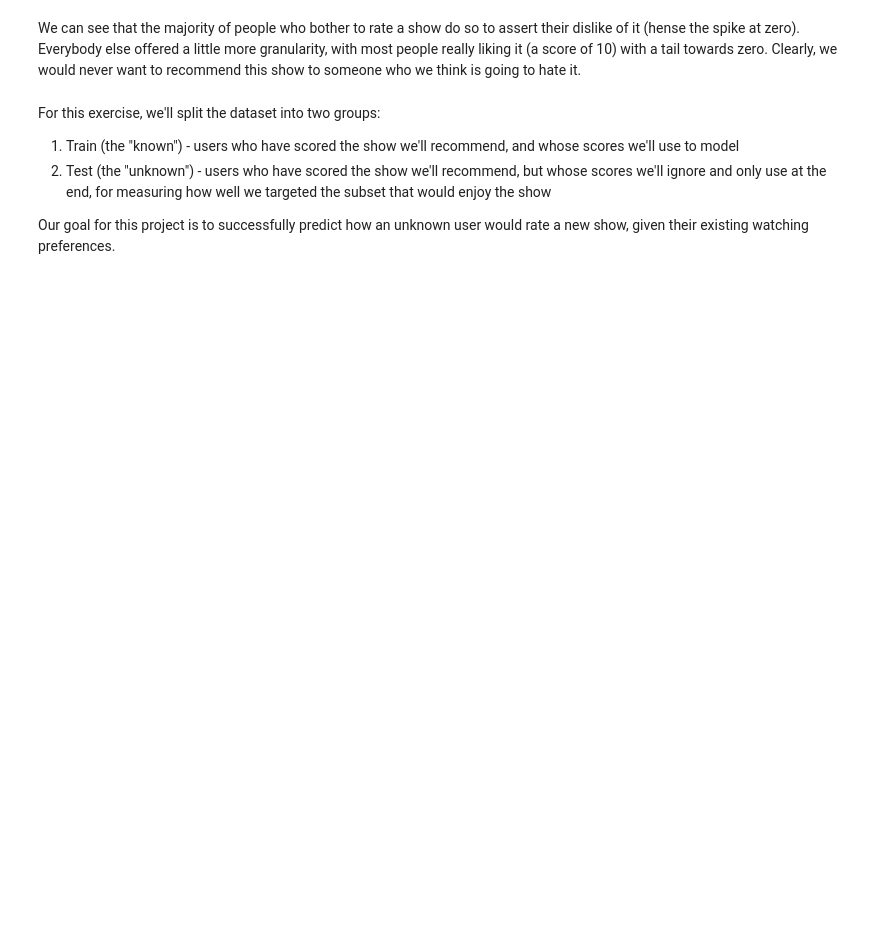
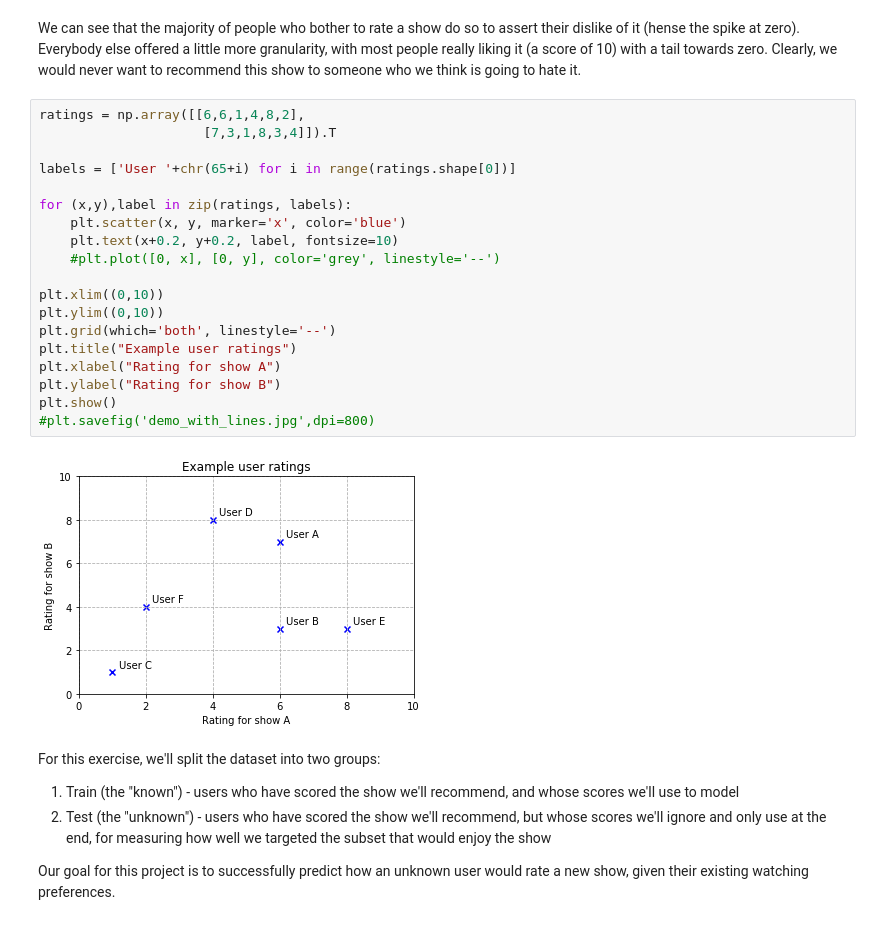
Before and after one commit to p-mckenzie/example-projects, a Jupyter notebook: anime/analysis.ipynb, the cells around one changed output. Saved outputs shown, nothing was run; the diff lists cells and outputs as text; blank space fills up the shorter version.

```diff
--- a/anime/analysis.ipynb
+++ b/anime/analysis.ipynb
@@ -56,5 +84,26 @@ pyplot.show()
 # %% [markdown]
 We can see that the majority of people who bother to rate a show do so to assert their dislike of it (hense the spike at zero). Everybody else offered a little more granularity, with most people really liking it (a score of 10) with a tail towards zero. Clearly, we would never want to recommend this show to someone who we think is going to hate it.
+# %%
+ratings = np.array([[6,6,1,4,8,2],
+                     [7,3,1,8,3,4]]).T
+
+labels = ['User '+chr(65+i) for i in range(ratings.shape[0])]
+
+for (x,y),label in zip(ratings, labels):
+    plt.scatter(x, y, marker='x', color='blue')
+    plt.text(x+0.2, y+0.2, label, fontsize=10)
+    #plt.plot([0, x], [0, y], color='grey', linestyle='--')
+
+plt.xlim((0,10))
+plt.ylim((0,10))
+plt.grid(which='both', linestyle='--')
+plt.title("Example user ratings")
+plt.xlabel("Rating for show A")
+plt.ylabel("Rating for show B")
+plt.show()
+#plt.savefig('demo_with_lines.jpg',dpi=800)
+# %% [output]
+[figure, added]
 # %% [markdown]
 For this exercise, we'll split the dataset into two groups:
 
```
Also changed, not shown: parts of 41 cells of this notebook.
